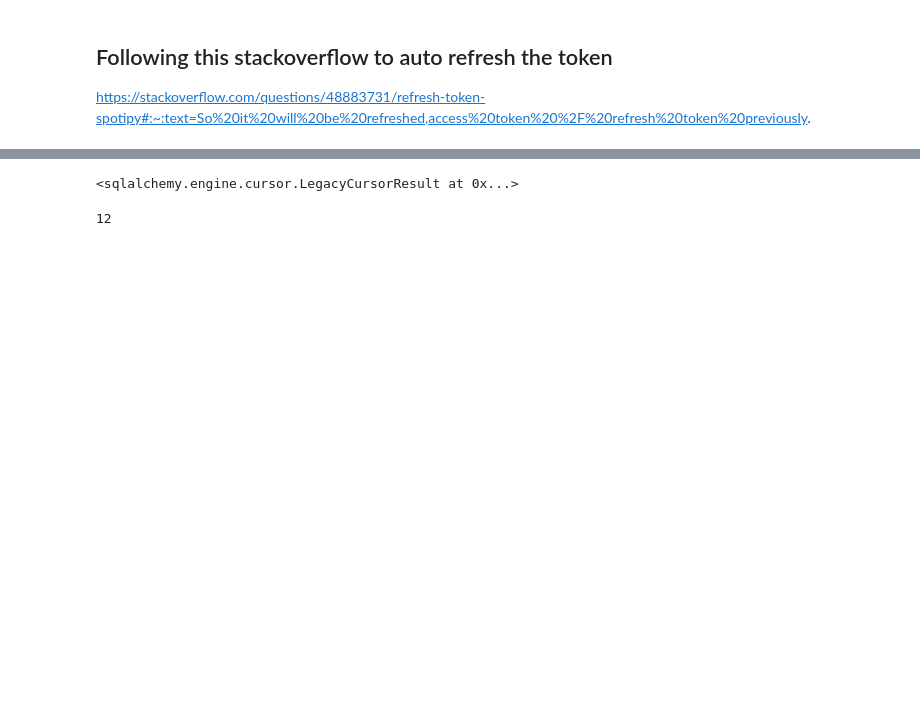
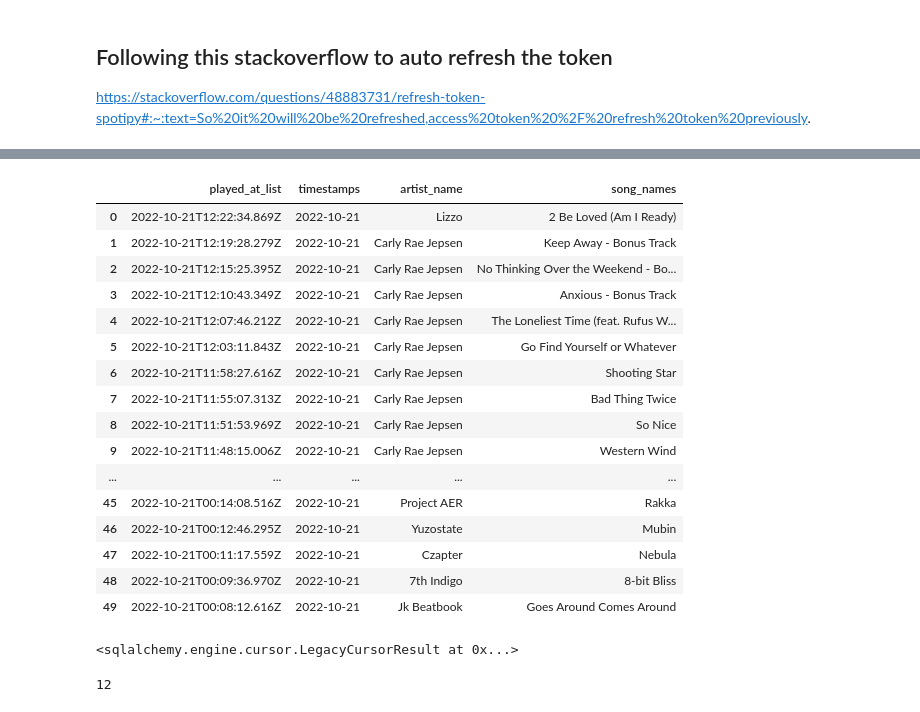
Before and after one commit to MaxOng94/spotify_airflow, a Jupyter notebook: spotipy.ipynb, the cells around one changed output, grey strips where cells are left out. Drawn from its saved outputs; the diff is of its cells as text; code cells hidden in the pictures; blank space fills up the shorter version.

```diff
--- a/spotipy.ipynb
+++ b/spotipy.ipynb
@@ -20,9 +20,9 @@ client_secret = '8949a39342a74eddb3405b7a4f747852'
 redirect_uri = 'https://localhost:8888/callback/'
 scope= "user-read-recently-played"
 # %%
-today = datetime.datetime.now()
+today = datetime.datetime.now().replace(hour = 0,second = 0,minute =0,microsecond=0)
 # because everyday we want to see the songs we've listed to for the
 # previous 24 hrs
-yesterday = today - datetime.timedelta(days =1)
+yesterday = today - datetime.timedeltsa(days =1)
 # unix timestamp in miliseconds, that's why need to * 1000
 yesterday_unix_timestamp = int(yesterday.timestamp()) * 1000
@@ -115,3 +143,23 @@ while True:
+# %%
+songs_table
+# %% [output]
+|  | played_at_list | timestamps | artist_name | song_names |
+| 0 | 2022-10-21T12:22:34.869Z | 2022-10-21 | Lizzo | 2 Be Loved (Am I Ready) |
+| 1 | 2022-10-21T12:19:28.279Z | 2022-10-21 | Carly Rae Jepsen | Keep Away - Bonus Track |
+| 2 | 2022-10-21T12:15:25.395Z | 2022-10-21 | Carly Rae Jepsen | No Thinking Over the Weekend - Bo... |
+| 3 | 2022-10-21T12:10:43.349Z | 2022-10-21 | Carly Rae Jepsen | Anxious - Bonus Track |
+| 4 | 2022-10-21T12:07:46.212Z | 2022-10-21 | Carly Rae Jepsen | The Loneliest Time (feat. Rufus W... |
+| 5 | 2022-10-21T12:03:11.843Z | 2022-10-21 | Carly Rae Jepsen | Go Find Yourself or Whatever |
+| 6 | 2022-10-21T11:58:27.616Z | 2022-10-21 | Carly Rae Jepsen | Shooting Star |
+| 7 | 2022-10-21T11:55:07.313Z | 2022-10-21 | Carly Rae Jepsen | Bad Thing Twice |
+| 8 | 2022-10-21T11:51:53.969Z | 2022-10-21 | Carly Rae Jepsen | So Nice |
+| 9 | 2022-10-21T11:48:15.006Z | 2022-10-21 | Carly Rae Jepsen | Western Wind |
+| ... | ... | ... | ... | ... |
+| 45 | 2022-10-21T00:14:08.516Z | 2022-10-21 | Project AER | Rakka |
+| 46 | 2022-10-21T00:12:46.295Z | 2022-10-21 | Yuzostate | Mubin |
+| 47 | 2022-10-21T00:11:17.559Z | 2022-10-21 | Czapter | Nebula |
+| 48 | 2022-10-21T00:09:36.970Z | 2022-10-21 | 7th Indigo | 8-bit Bliss |
+| 49 | 2022-10-21T00:08:12.616Z | 2022-10-21 | Jk Beatbook | Goes Around Comes Around |
 # %%
 import sqlalchemy
 # %%
```
Also changed, not shown: parts of 5 cells of this notebook.
